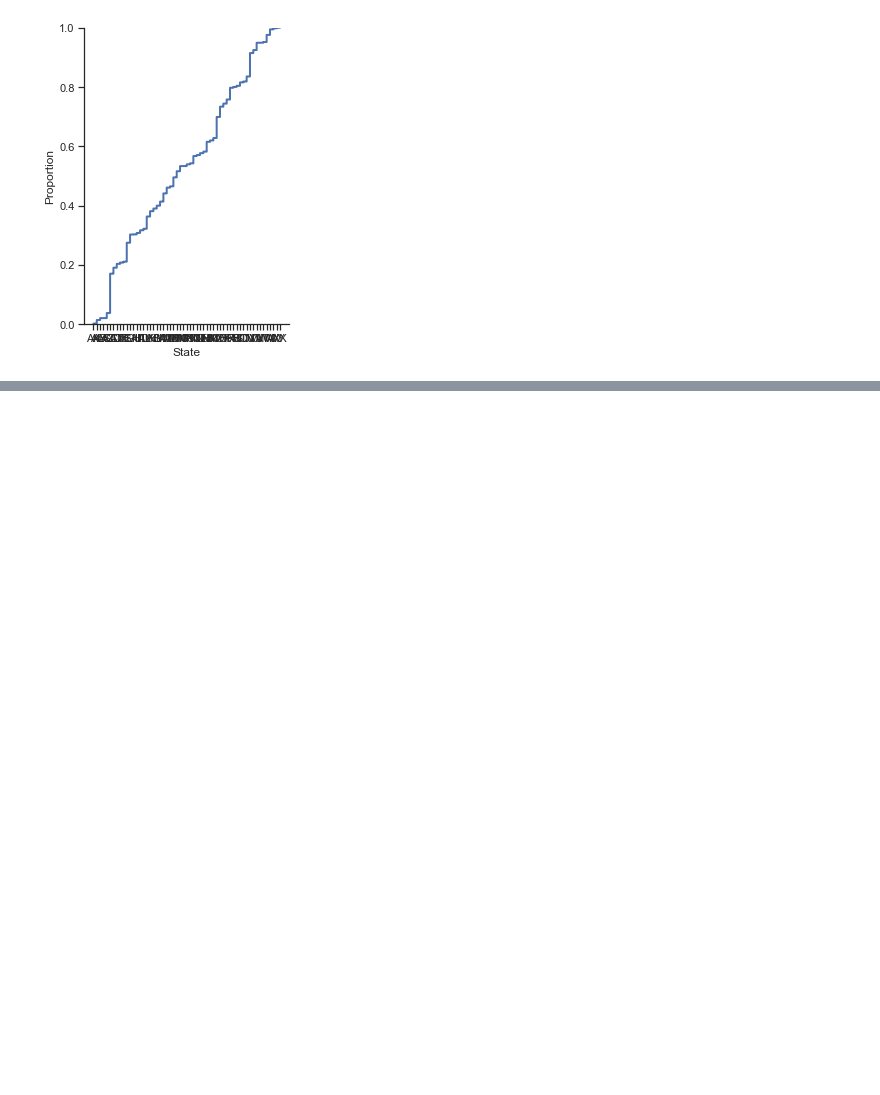
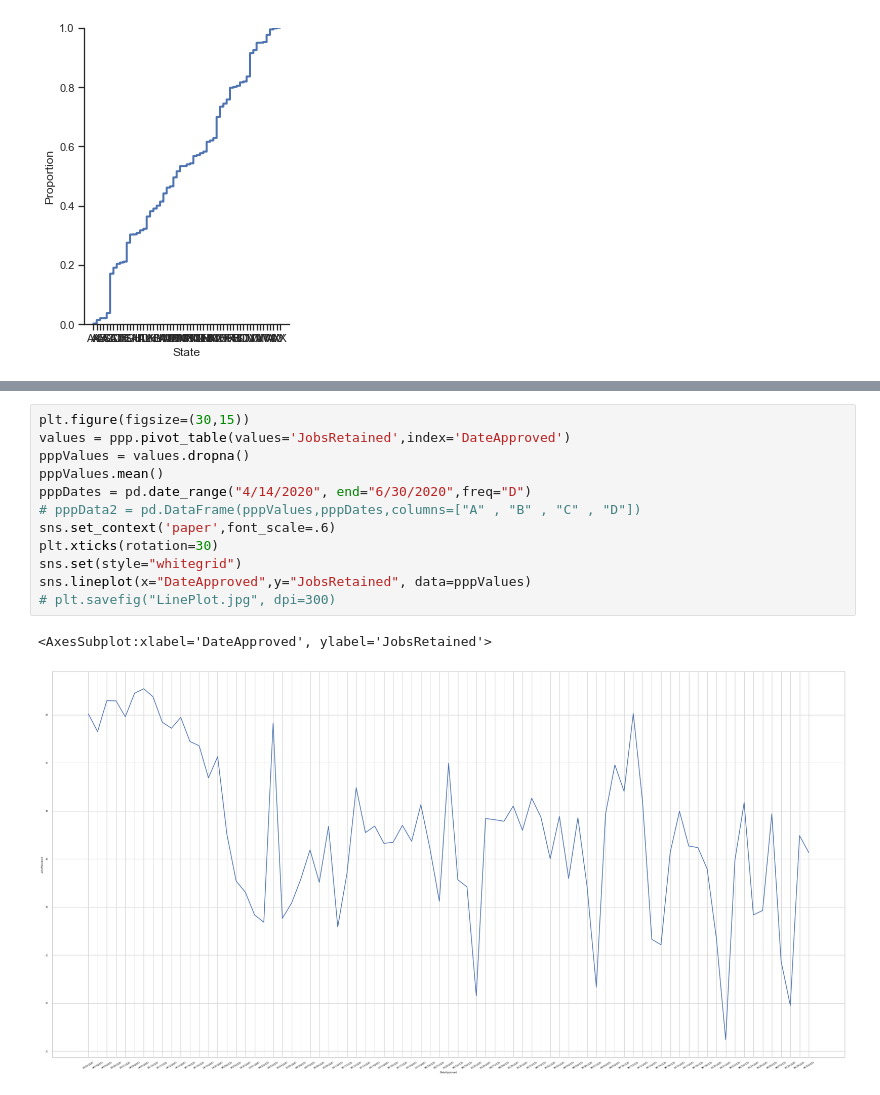
Before and after one commit to SilahicAmil/Machine-Learning-Data-Science, a Jupyter notebook: PPP-Project.ipynb, the cells around one changed output, grey strips where cells are left out. Cells and saved outputs as stored; diff of their text form; blank space fills up the shorter version.

```diff
--- a/PPP-Project.ipynb
+++ b/PPP-Project.ipynb
@@ -62,0 +63,15 @@ sns.violinplot(data=pppData)
+# %%
+plt.figure(figsize=(30,15))
+values = ppp.pivot_table(values='JobsRetained',index='DateApproved')
+pppValues = values.dropna()
+pppValues.mean()
+pppDates = pd.date_range("4/14/2020", end="6/30/2020",freq="D")
+# pppData2 = pd.DataFrame(pppValues,pppDates,columns=["A" , "B" , "C" , "D"])
+sns.set_context('paper',font_scale=.6)
+plt.xticks(rotation=30)
+sns.set(style="whitegrid")
+sns.lineplot(x="DateApproved",y="JobsRetained", data=pppValues)
+# plt.savefig("LinePlot.jpg", dpi=300)
+# %% [output]
+<AxesSubplot:xlabel='DateApproved', ylabel='JobsRetained'>
+[figure, added]
```
Also changed, not shown: parts of 4 cells of this notebook.
